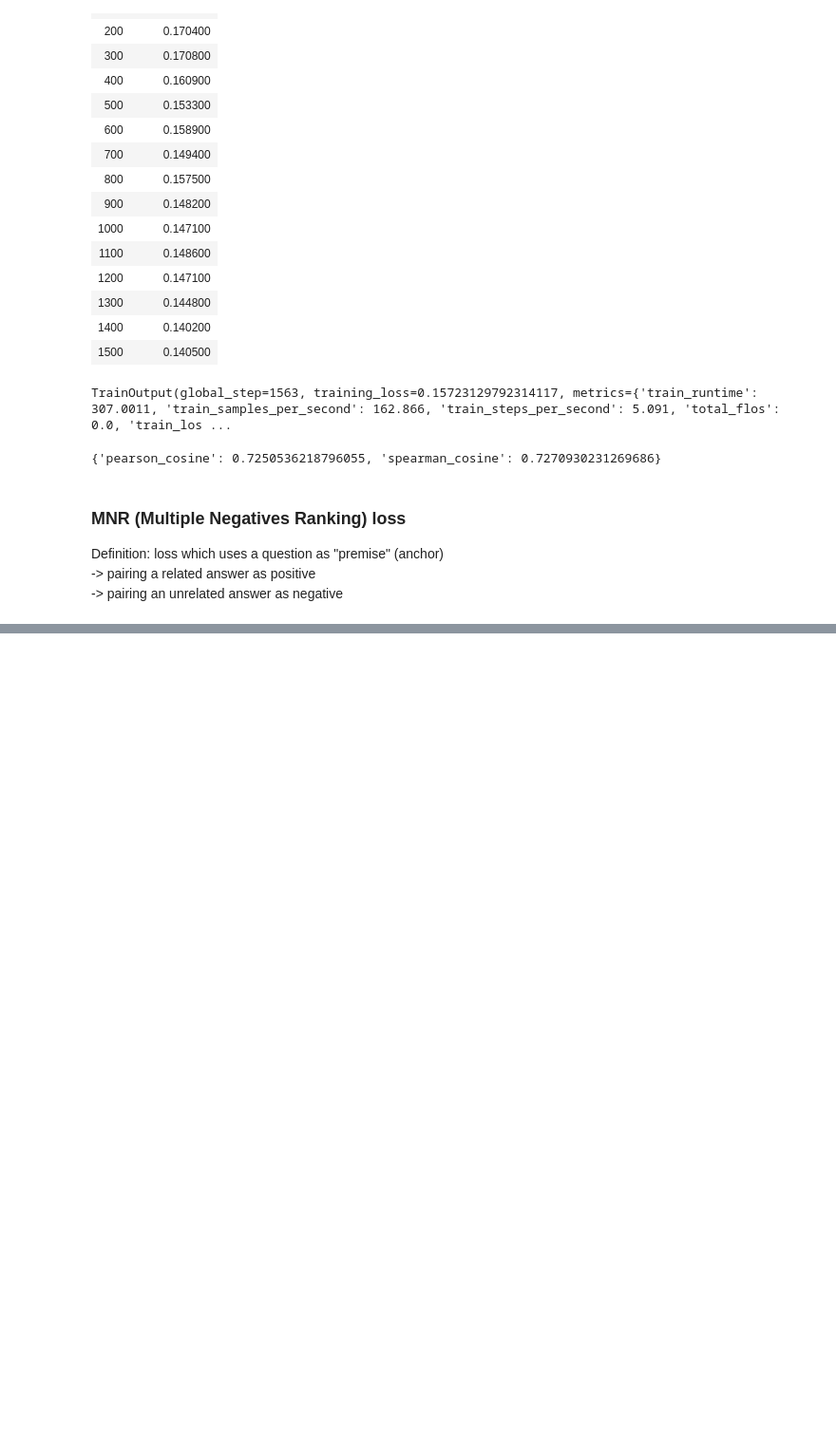
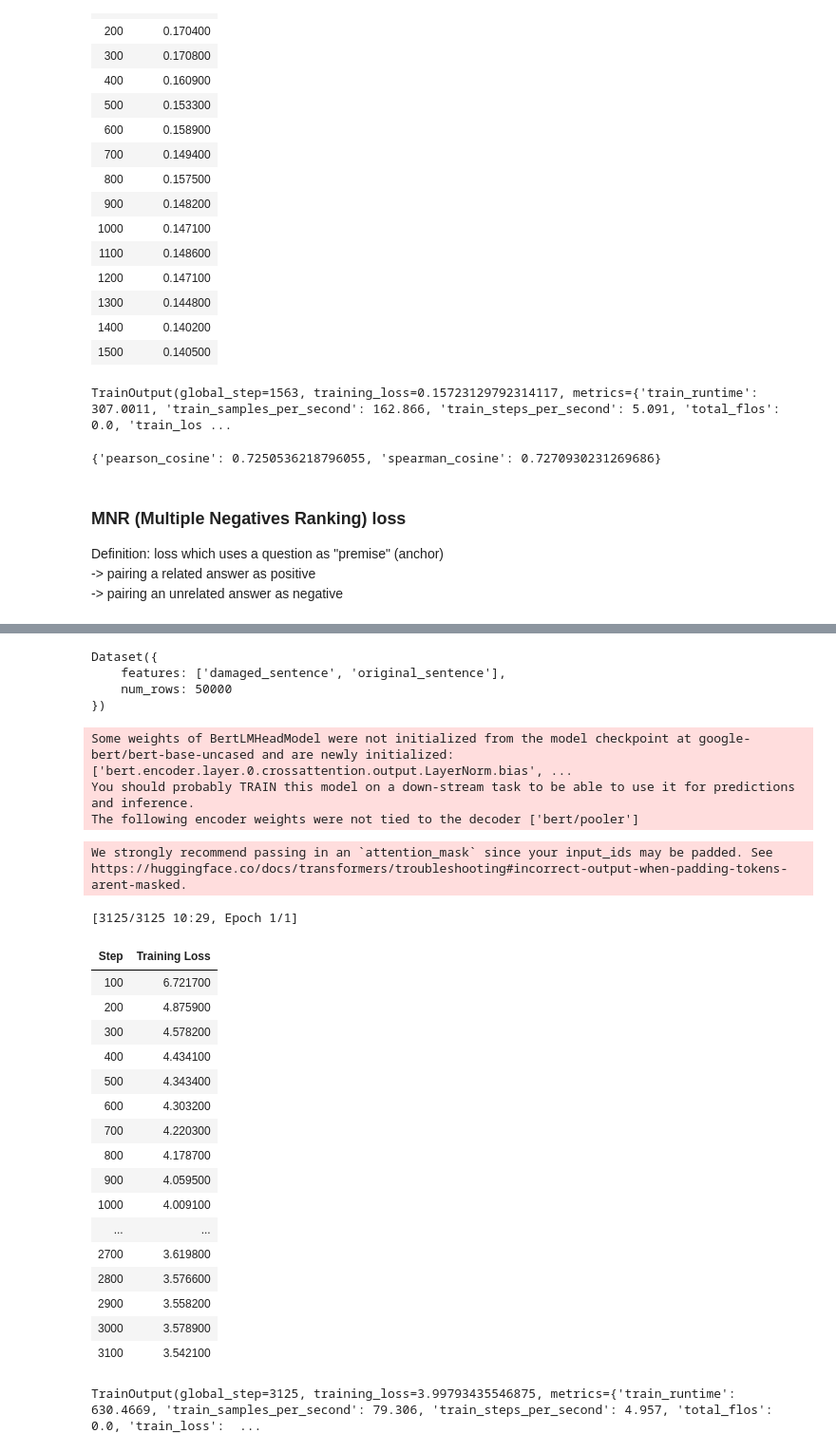
Before and after one commit to PHM1605/hands-on-large-language-models-alammar, a Jupyter notebook: chapter10/text_embed.ipynb, the cells around one changed output, grey strips where cells are left out. Shown at 95% size. Drawn from its saved outputs; the diff is of its cells as text; code cells hidden in the pictures; blank space fills up the shorter version.

```diff
--- a/chapter10/text_embed.ipynb
+++ b/chapter10/text_embed.ipynb
@@ -253,0 +535,13 @@ Dataset({
+# %%
+# Create dataset
+train_dataset = {"damaged_sentence": [], "original_sentence": []}
+for data in tqdm(damaged_data):
+    train_dataset["damaged_sentence"].append(data.texts[0])
+    train_dataset["original_sentence"].append(data.texts[1])
+train_dataset = Dataset.from_dict(train_dataset)
+train_dataset
+# %% [output]
+Dataset({
+    features: ['damaged_sentence', 'original_sentence'],
+    num_rows: 50000
+})
@@ -253,0 +558,66 @@ Dataset({
+# %%
+# Create model with "cls-pooling" layer at output
+from sentence_transformers import models, SentenceTransformer
+
+word_embedding_model = models.Transformer("google-bert/bert-base-uncased") # (batch,seq_len,embed_dim)
+pooling_model = models.Pooling(word_embedding_model.get_word_embedding_dimension(), "cls") # (batch,embed_dim)
+embedding_model = SentenceTransformer(modules=[word_embedding_model, pooling_model])
+# %%
+# Create loss function, which automatically:
+# 1/ encode damaged sentence => create embed => decode to get "pred_sentence"
+# 2/ calculate loss between "pred_sentence" and "original sentence"
+from sentence_transformers import losses
+train_loss = losses.DenoisingAutoEncoderLoss(
+    embedding_model,
+    tie_encoder_decoder=True # both "encoder" and "decoder" use same weights
+)
+train_loss.decoder = train_loss.decoder.to("cuda")
+# %% [output]
+Some weights of BertLMHeadModel were not initialized from the model checkpoint at google-bert/bert-base-uncased and are newly initialized: ['bert.encoder.layer.0.crossattention.output.LayerNorm.bias', ...
+You should probably TRAIN this model on a down-stream task to be able to use it for predictions and inference.
+The following encoder weights were not tied to the decoder ['bert/pooler']
+# %%
+# training our model
+from sentence_transformers.trainer import SentenceTransformerTrainer
+from sentence_transformers.training_args import SentenceTransformerTrainingArguments
+
+args = SentenceTransformerTrainingArguments(
+    output_dir="tsdae_embedding_model",
+    num_train_epochs=1,
+    per_device_train_batch_size=16,
+    per_device_eval_batch_size=16,
+    warmup_steps=100,
+    fp16=True,
+    eval_steps=100,
+    logging_steps=100
+)
+
+trainer = SentenceTransformerTrainer(
+    model=embedding_model,
+    args=args,
+    train_dataset=train_dataset,
+    loss=train_loss,
+    evaluator=evaluator
+)
+trainer.train()
+# %% [output]
+We strongly recommend passing in an `attention_mask` since your input_ids may be padded. See https://huggingface.co/docs/transformers/troubleshooting#incorrect-output-when-padding-tokens-arent-masked.
+[3125/3125 10:29, Epoch 1/1]
+| Step | Training Loss |
+| 100 | 6.721700 |
+| 200 | 4.875900 |
+| 300 | 4.578200 |
+| 400 | 4.434100 |
+| 500 | 4.343400 |
+| 600 | 4.303200 |
+| 700 | 4.220300 |
+| 800 | 4.178700 |
+| 900 | 4.059500 |
+| 1000 | 4.009100 |
+| ... | ... |
+| 2700 | 3.619800 |
+| 2800 | 3.576600 |
+| 2900 | 3.558200 |
+| 3000 | 3.578900 |
+| 3100 | 3.542100 |
+TrainOutput(global_step=3125, training_loss=3.99793435546875, metrics={'train_runtime': 630.4669, 'train_samples_per_second': 79.306, 'train_steps_per_second': 4.957, 'total_flos': 0.0, 'train_loss':  ...
```
Also changed, not shown: parts of 23 cells of this notebook, 2 other files.
